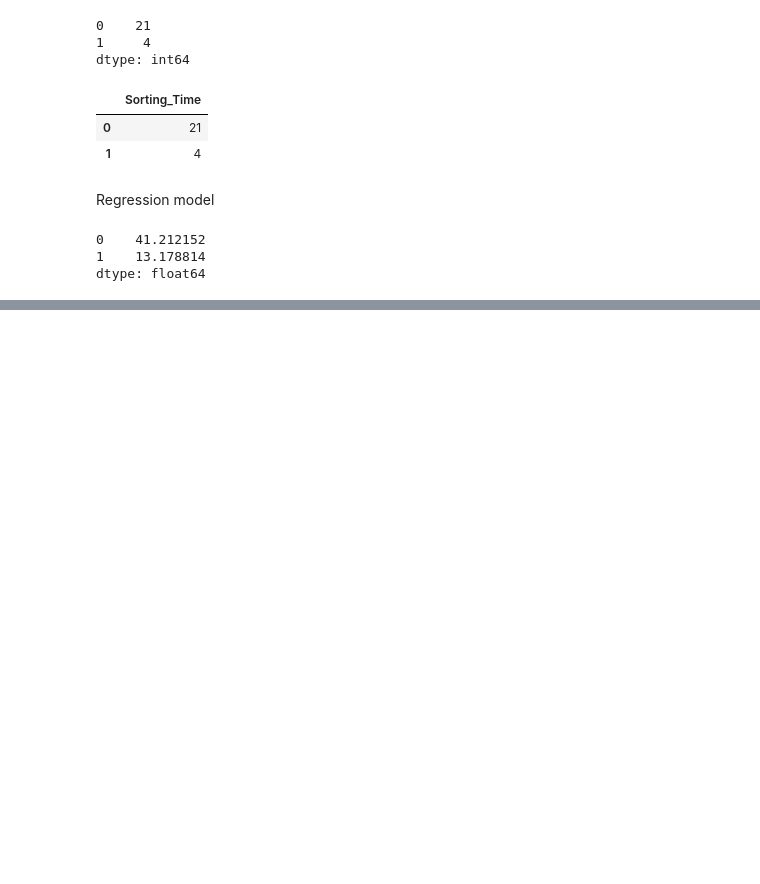
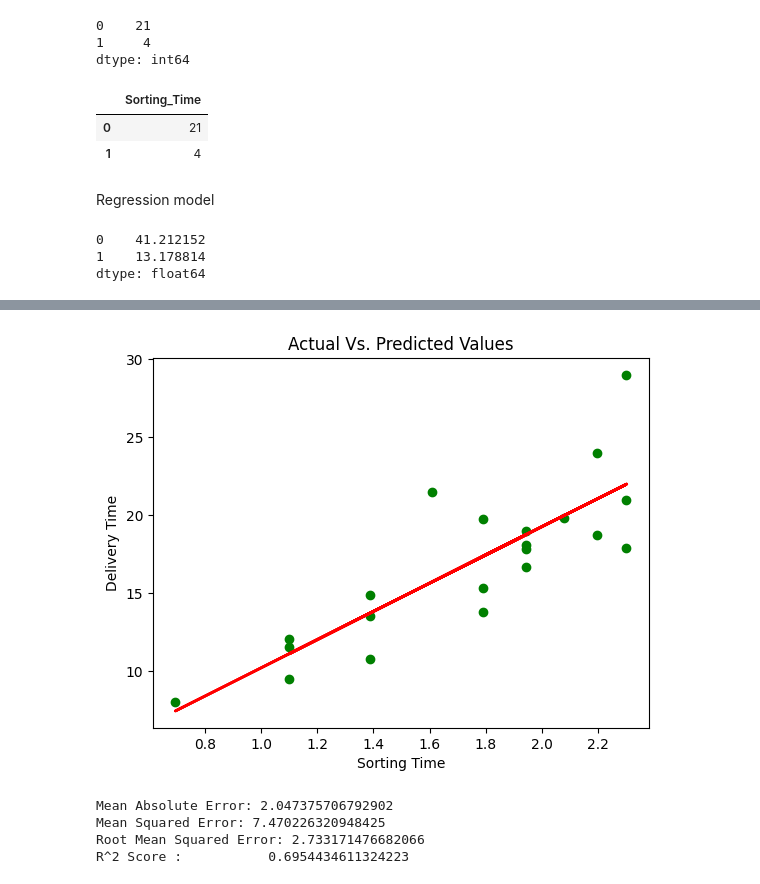
Before and after one commit to CM-007/DS_ASS, a Jupyter notebook: AssNo04Q01(Delivery_time).ipynb, the cells around one changed output, grey strips where cells are left out. Saved outputs shown, nothing was run; the diff lists cells and outputs as text; code cells hidden in the pictures; blank space fills up the shorter version.

```diff
--- a/AssNo04Q01(Delivery_time).ipynb
+++ b/AssNo04Q01(Delivery_time).ipynb
@@ -185,0 +191,5 @@ dtype: float64
+# %%
+# Preparing data for model building
+data1 = pd.DataFrame.copy(data)
+data1['log_sorting_time'] = np.log(data1.Sorting_Time)
+data1.head()
@@ -185,0 +203,3 @@ dtype: float64
+# %%
+# Building model
+log_model = smf.ols('Delivery_Time ~ log_sorting_time', data = data1).fit()
@@ -185,0 +222,4 @@ dtype: float64
+# %%
+predicted_time = log_model.predict(data1.log_sorting_time)
+pred_df = pd.DataFrame({'Delivery_Time_Actual' : data1.Delivery_Time, 'Delivery_Time_Predicted' : predicted_time})
+pred_df.head()
@@ -185,0 +255,21 @@ dtype: float64
+# %%
+# Plotting Actual Vs. Predicted Values
+plt.scatter(data1.log_sorting_time, data1.Delivery_Time,  color='green')
+plt.plot(data1.log_sorting_time, predicted_time, color='red', linewidth=2)
+plt.title('Actual Vs. Predicted Values')
+plt.xlabel('Sorting Time')
+plt.ylabel('Delivery Time')
+plt.show()
+# %% [output]
+[figure, added]
+# %%
+# Calculating Errors
+print('Mean Absolute Error:', metrics.mean_absolute_error(data1.Delivery_Time, predicted_time))
+print('Mean Squared Error:', metrics.mean_squared_error(data1.Delivery_Time, predicted_time))
+print('Root Mean Squared Error:', np.sqrt(metrics.mean_squared_error(data1.Delivery_Time, predicted_time)))
+print("R^2 Score :          ", metrics.r2_score(data1.Delivery_Time, predicted_time))
+# %% [output]
+Mean Absolute Error: 2.047375706792902
+Mean Squared Error: 7.470226320948425
+Root Mean Squared Error: 2.733171476682066
+R^2 Score :           0.6954434611324223
```
Also changed, not shown: parts of 9 cells of this notebook.
